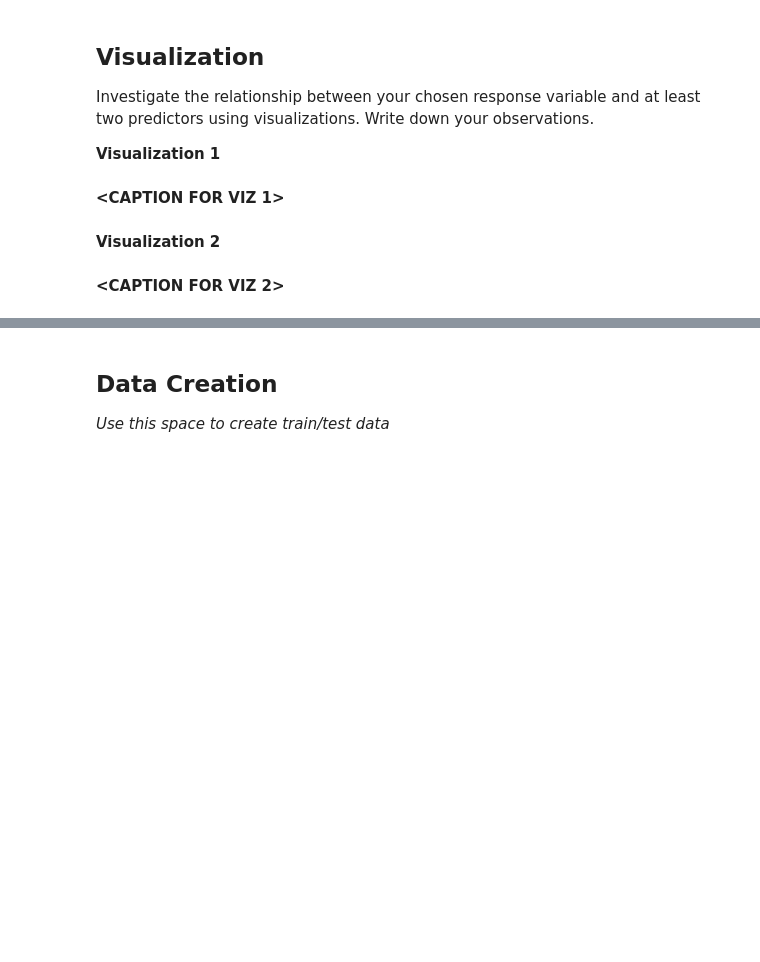
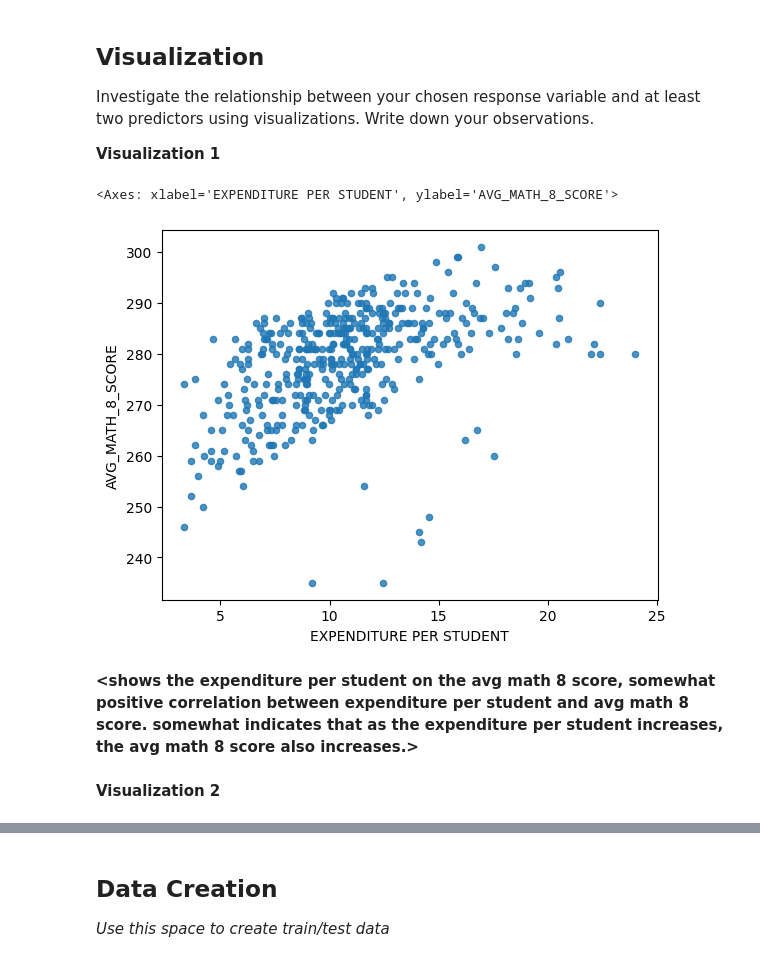
Before and after one commit to mikexie3/MDST-Onboarding, a Jupyter notebook: tutorial1/checkpoint1.ipynb, the cells around one changed output, grey strips where cells are left out. Drawn from its saved outputs; the diff is of its cells as text; code cells hidden in the pictures; blank space fills up the shorter version.

```diff
--- a/tutorial1/checkpoint1.ipynb
+++ b/tutorial1/checkpoint1.ipynb
@@ -95,0 +128,4 @@ Feature engineering justification: **<BRIEFLY DESCRIBE WHY YOU MADE THE CHANGES
+# %%
+# @@@ 5
+df["EXPENDITURE PER STUDENT"] = df["TOTAL_EXPENDITURE"]/df["GRADES_ALL_G"]
+df.head()
@@ -104,4 +148,10 @@ Investigate the relationship between your chosen response variable and at least
-# %% [markdown]
-**<CAPTION FOR VIZ 1>**
+# %%
+# @@@ 6
+df.plot.scatter(x='EXPENDITURE PER STUDENT',y='AVG_MATH_8_SCORE' , alpha=0.8)
+# %% [output]
+<Axes: xlabel='EXPENDITURE PER STUDENT', ylabel='AVG_MATH_8_SCORE'>
+[figure, added]
+# %% [markdown]
+**<shows the expenditure per student on the avg math 8 score, somewhat positive correlation between expenditure per student and avg math 8  score. somewhat indicates that as the expenditure per student increases, the avg math 8 score also increases.>**
 # %% [markdown]
 **Visualization 2**
@@ -110,2 +157,0 @@ Investigate the relationship between your chosen response variable and at least
-# %% [markdown]
-**<CAPTION FOR VIZ 2>**
```
Also changed, not shown: parts of 26 cells of this notebook.
